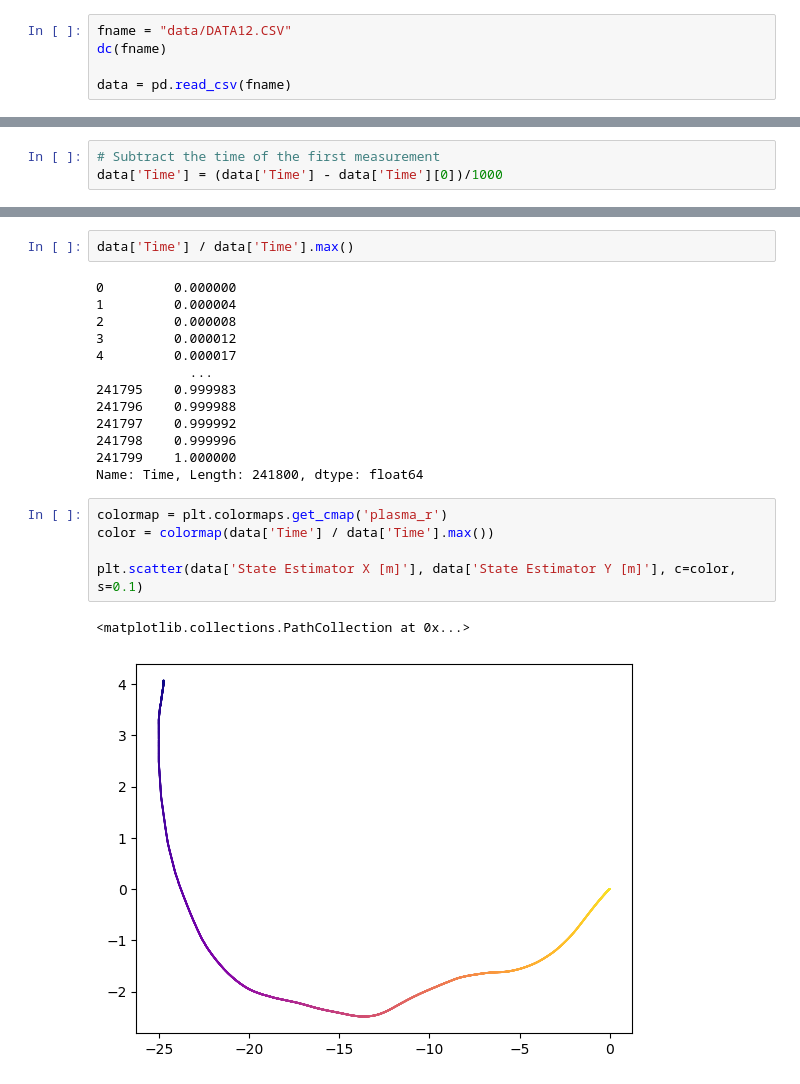
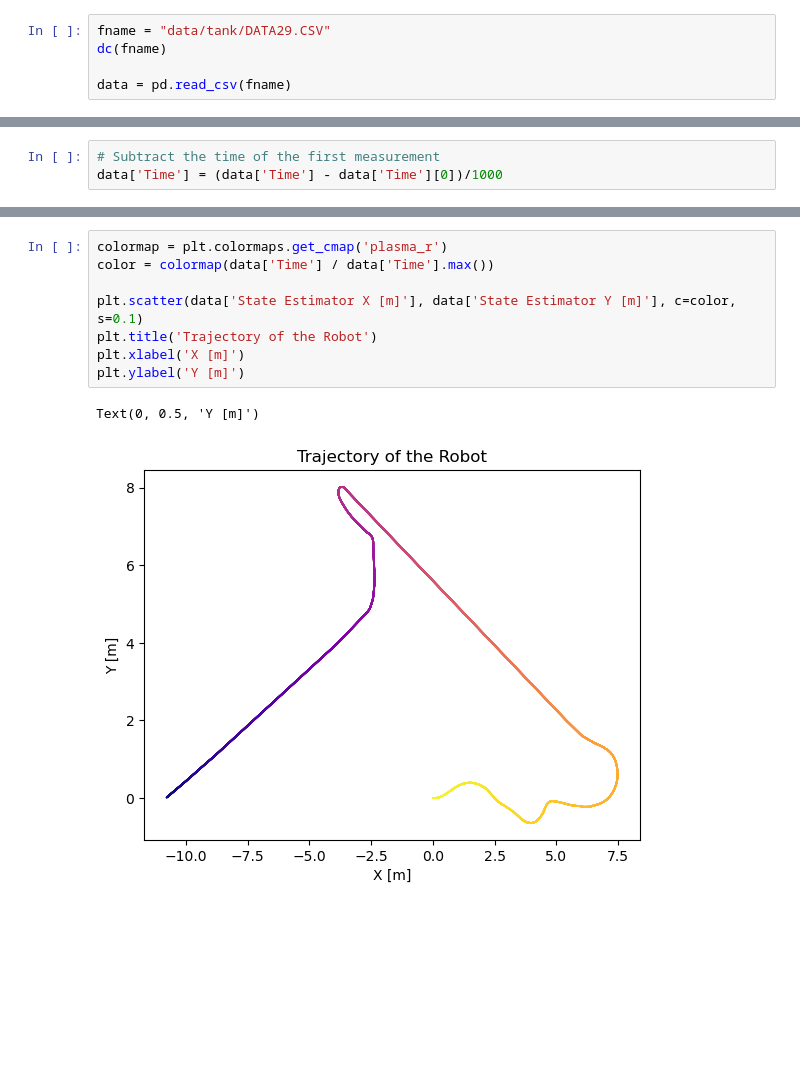
Before and after one commit to AnonymousVikram/E80-team27, a Jupyter notebook: processing/process.ipynb, the cells around one changed output, grey strips where cells are left out. Saved outputs shown, nothing was run; the diff lists cells and outputs as text; blank space fills up the shorter version.

Commit message:
made plots

```diff
--- a/processing/process.ipynb
+++ b/processing/process.ipynb
@@ -4,7 +4,7 @@ import pandas as pd
 import matplotlib.pyplot as plt
 from dataclean import clean_data as dc
 # %%
-fname = "data/DATA12.CSV"
+fname = "data/tank/DATA29.CSV"
 dc(fname)
 
 data = pd.read_csv(fname)
@@ -56,24 +16,12 @@ Index(['Time', ' Accel X [mg]', 'Accel Y [mg]', 'Accel Z [mg]',
-# %%
-data['Time'] / data['Time'].max()
-# %% [output]
-0         0.000000
-1         0.000004
-2         0.000008
-3         0.000012
-4         0.000017
-            ...
-241795    0.999983
-241796    0.999988
-241797    0.999992
-241798    0.999996
-241799    1.000000
-Name: Time, Length: 241800, dtype: float64
 # %%
 colormap = plt.colormaps.get_cmap('plasma_r')
 color = colormap(data['Time'] / data['Time'].max())
 
 plt.scatter(data['State Estimator X [m]'], data['State Estimator Y [m]'], c=color, s=0.1)
+plt.title('Trajectory of the Robot')
+plt.xlabel('X [m]')
+plt.ylabel('Y [m]')
 # %% [output]
-<matplotlib.collections.PathCollection at 0x...>
+Text(0, 0.5, 'Y [m]')
-[figure, old version]
+[figure, new version]
 # %%
```
Also changed, not shown: parts of 10 cells of this notebook, 50 other files.
